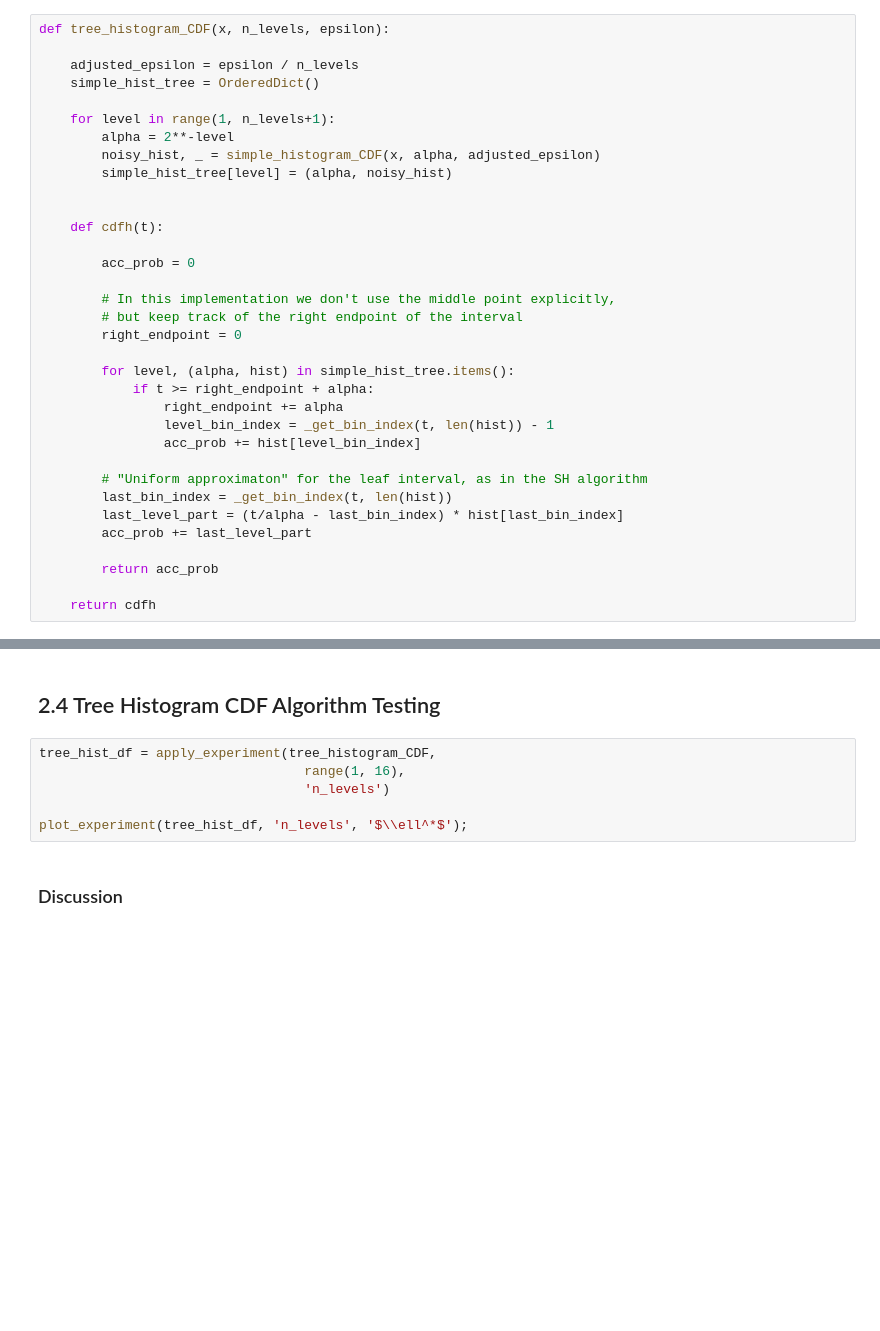
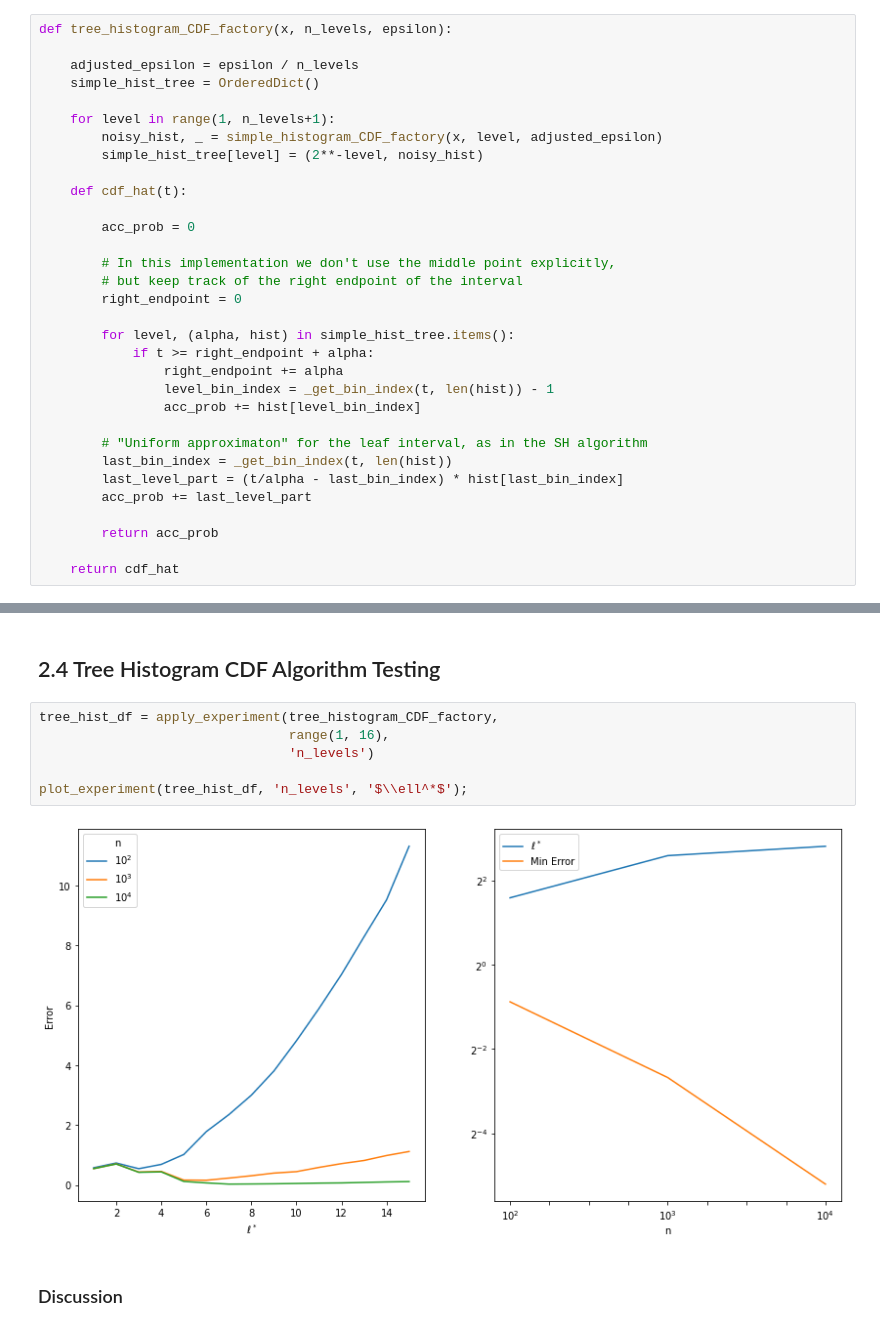
Before and after one commit to shlomihod/bu-cs591-algorithms-in-society-spring20, a Jupyter notebook: hw3/implementing-cdf-estimation.ipynb, the cells around one changed output, grey strips where cells are left out. Saved outputs shown, nothing was run; the diff lists cells and outputs as text; blank space fills up the shorter version.

```diff
--- a/hw3/implementing-cdf-estimation.ipynb
+++ b/hw3/implementing-cdf-estimation.ipynb
@@ -171,18 +210,16 @@ Let $t \in [0,1)$ be the value of which we would like to compute $CDF(t)$. We ar
 
 ### 2.3.c
 # %%
-def tree_histogram_CDF(x, n_levels, epsilon):
+def tree_histogram_CDF_factory(x, n_levels, epsilon):
 
     adjusted_epsilon = epsilon / n_levels
     simple_hist_tree = OrderedDict()
 
     for level in range(1, n_levels+1):
-        alpha = 2**-level
-        noisy_hist, _ = simple_histogram_CDF(x, alpha, adjusted_epsilon)
-        simple_hist_tree[level] = (alpha, noisy_hist)
+        noisy_hist, _ = simple_histogram_CDF_factory(x, level, adjusted_epsilon)
+        simple_hist_tree[level] = (2**-level, noisy_hist)
 
-
-    def cdfh(t):
+    def cdf_hat(t):
 
         acc_prob = 0
 
@@ -203,4 +240,4 @@ def tree_histogram_CDF(x, n_levels, epsilon):
 
         return acc_prob
 
-    return cdfh
+    return cdf_hat
@@ -207,10 +246,12 @@ def tree_histogram_CDF(x, n_levels, epsilon):
 # %% [markdown]
 ## 2.4 Tree Histogram CDF Algorithm Testing
 # %%
-tree_hist_df = apply_experiment(tree_histogram_CDF,
-                                  range(1, 16),
-                                  'n_levels')
+tree_hist_df = apply_experiment(tree_histogram_CDF_factory,
+                                range(1, 16),
+                                'n_levels')
 
 plot_experiment(tree_hist_df, 'n_levels', '$\\ell^*$');
+# %% [output]
+[figure, added]
 # %% [markdown]
 ### Discussion
```
Also changed, not shown: parts of 5 cells of this notebook.
